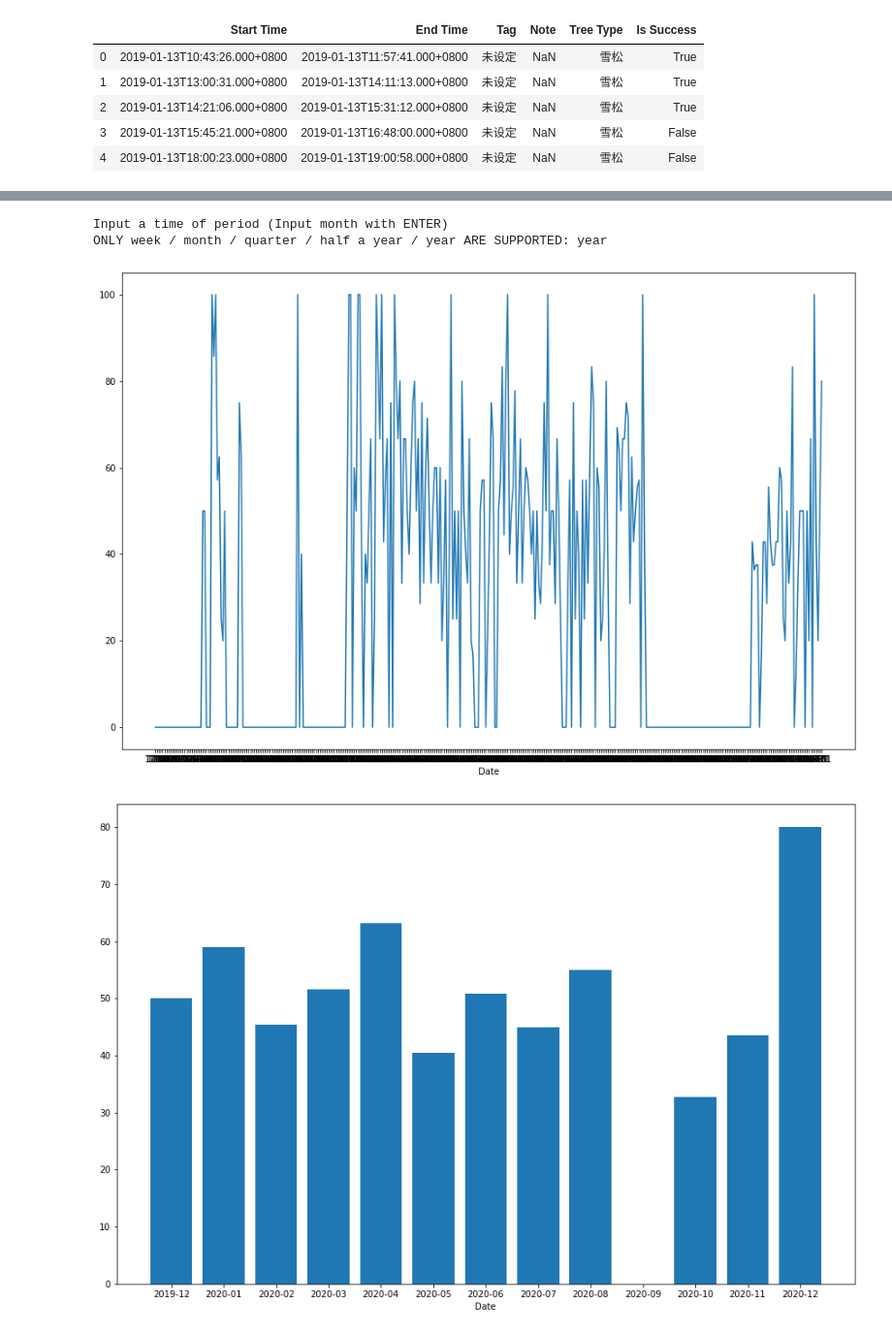
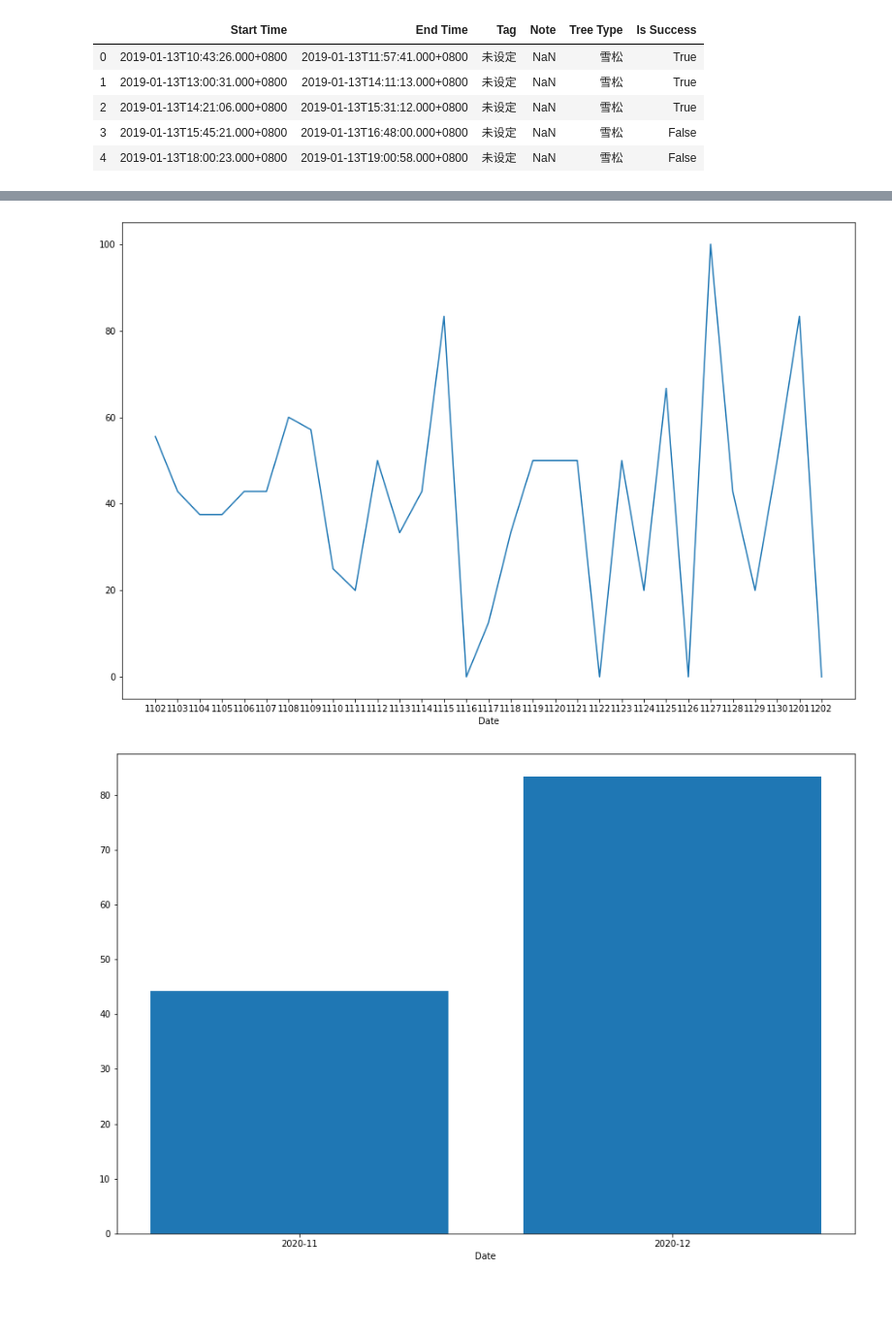
Before and after one commit to blackdogtop/Forest-Analysis, a Jupyter notebook: Forest-Analysis.ipynb, the cells around one changed output, grey strips where cells are left out. Shown: that part at 97% size. Saved outputs shown, nothing was run; the diff lists cells and outputs as text; code cells hidden in the pictures; blank space fills up the shorter version.

Commit message:
re-write input time period in Time class

```diff
--- a/Forest-Analysis.ipynb
+++ b/Forest-Analysis.ipynb
@@ -29,6 +29,18 @@ class Time:
     localTime = time.strftime("%Y-%m-%d %H:%M:%S", time.localtime())  # YYYY-MM-DD hh:mm:ss
     localDate = localTime.split()[0]  # YYYY-MM-DD
     periodDict = {'week': 7, 'month': 30, 'quarter': 90, 'half a year': 180, 'year': 365}
+
+
+    def getTimePeriod(self):
+        # input a time period will be analysed (month as a default)
+        timePeriod = input(
+                    'Input a time of period that you want to analyse (Input month with ENTER)\n'
+                    'ONLY week / month / quarter / half a year / year ARE SUPPORTED: '
+                    ).strip() or 'month'
+        if timePeriod not in Time.periodDict.keys():
+            print('NameError: The Input time period Is Error, Please Input Again.')
+            timePeriod = self.getTimePeriod()
+        return timePeriod
 
 
     def getDateList(self, startDate: str, endDate: str) -> list:
@@ -77,3 +89,8 @@ class Time:
         hours, minutes = HMS.split(':')[0], HMS.split(':')[1]
         floatHours = float(hours + '.' + minutes)
         return round(floatHours, 2)  # two decimal places
+# %%
+# input analysis time period
+t = Time()
+timePeriod = t.getTimePeriod()
+print(timePeriod)
@@ -103,20 +133,20 @@ class Chart:
 class SuccessAnalysis:
     def __init__(self, df):
         self.df = df
+        self.t = Time()
 
 
     def successInDay(self, date=Time.localDate, showResult=False):
         """
         success number / rate in a sepcific day
         :params
-            date: a date with format YYYY-MM-DD, nowtime as default input
+            date: a date with format YYYY-MM-DD, nowtime as the default
             showResult: (bool) whether print result
         :return
             countTree: (int) the number of trees in the day
             len(dfSuccessTree): (int) the number of successful trees in the day
             successRate: (float) success rate in the day
         """
-#         date = input('Input the date in format YYYY-MM-DD (Input Today with ENTER ): ') or Time.localDate
         boolInDate = self.df['Start Time'].str.contains(date)  # transfer to bool
         dfInDate = self.df[boolInDate]  # get all row meet the date condition
 
@@ -140,16 +170,10 @@ class SuccessAnalysis:
 
     def successInTimePeriod(self):
         """success number / rate in a time of period"""
-        timePeriod = input(
-            'Input a time of period (Input month with ENTER)\n'
-            'ONLY week / month / quarter / half a year / year ARE SUPPORTED: ').strip() or 'month'  # week as default
-        if timePeriod not in Time.periodDict.keys():
-            raise NameError ('The Input Name Is Error, Please Input Again.')
+        periodInDays = Time.periodDict[timePeriod]
 
-        periodInDays = Time.periodDict[timePeriod]
-        t = Time()
-        pastDate = t.getPastDate(periodInDays)
-        dateList = t.getDateList(pastDate, Time.localDate)
+        pastDate = self.t.getPastDate(periodInDays)
+        dateList = self.t.getDateList(pastDate, Time.localDate)
         # get cusscessful rate list correspond to dateList
         successRateList = [self.successInDay(d)[-1] for d in dateList]
         return dateList, successRateList
@@ -164,37 +188,35 @@ class SuccessAnalysis:
             list(treeDict.values()): a list of success rate correspond to the month
         formula:
             number of success in month / number of trees in month
         """
         treeDict = {}  # use a dict to count trees, format with date: [succ, total]
         for day in days:
             countTree, successTree, _ = self.successInDay(day)
             month = '-'.join(day.split('-')[:-1])
             if month not in treeDict:
                 treeDict[month] = [successTree, countTree]
             else:
                 treeDict[month][0] += successTree
                 treeDict[month][1] += countTree
         # calculate success rate
         for key, value in treeDict.items():
             successRate = round((value[0]/value[1])*100, 2) if value[1] != 0 else 0.0
             treeDict[key] = successRate
         return list(treeDict), list(treeDict.values())  # month, success rate
 
 
 
 s = SuccessAnalysis(df)
 # _ = s.successInDay(date='2020-05-01',showResult=True)  # analyse a specific date success situation
 
 days, succ = s.successInTimePeriod()
 Chart.pltChart(Chart, days, succ, 'line')  # plot success rate in days
 
 mon, succMon = s.monthAveSucRate(days)
 Chart.pltChart(Chart, mon, succMon, 'bar')  # plot success rate in months
 # %% [output]
-Input a time of period (Input month with ENTER)
-ONLY week / month / quarter / half a year / year ARE SUPPORTED: year
-[figure, old version]
+[figure, new version]
-[figure, old version]
+[figure, new version]
 # %%
 class PlantTimeAnalysis:
     def __init__(self, df):
```
Also changed, not shown: parts of 3 cells of this notebook.
